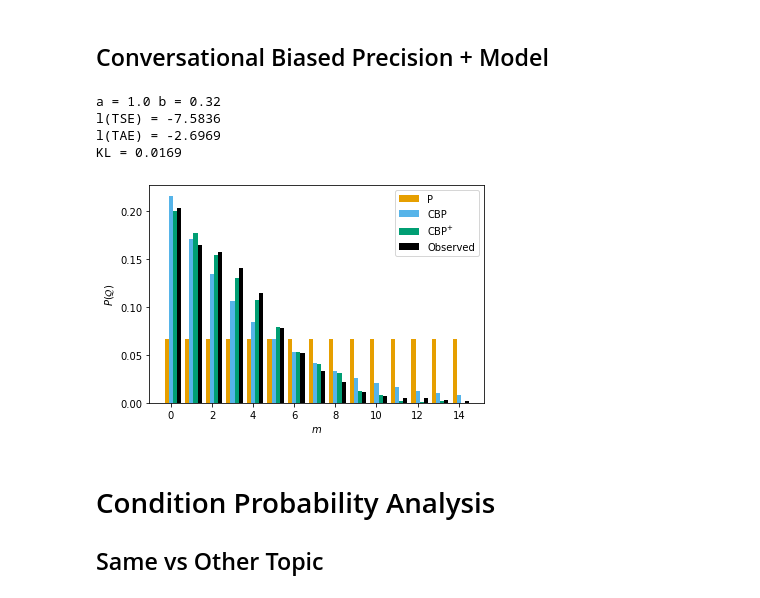
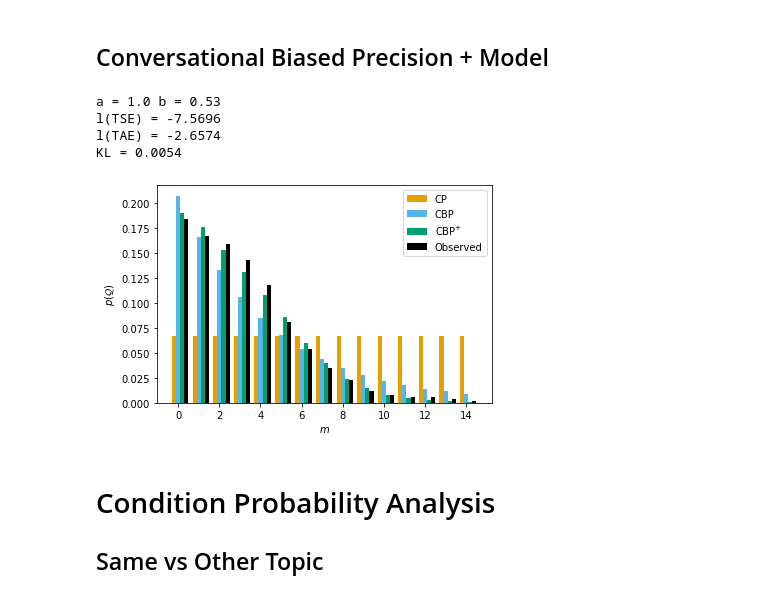
Before and after one commit to aldolipani/ConversationalSearchEvaluation, a Jupyter notebook: analysis.ipynb, the cells around one changed output. Cells and saved outputs as stored; diff of their text form; code cells hidden in the pictures.

```diff
--- a/analysis.ipynb
+++ b/analysis.ipynb
@@ -242,11 +225,11 @@ gt = ngp
 def tse_cp():
     norm = 0.0
     for i in range(M):
-        norm += d_cp(i)
+        norm += d_cp()
     err = 0.0
     y_cp = []
     for i in range(M):
-        val = d_cp(i)/norm
+        val = d_cp()/norm
         y_cp.append(val)
         err += (gt[i]-val)**2
     return err, y_cp
@@ -258,10 +241,10 @@ print("l(TSE) = {:.4f}".format(np.log(min_err)))
 def tae_cp():
     norm = 0.0
     for i in range(M):
-        norm += d_cp(i)
+        norm += d_cp()
     err = 0.0
     for i in range(M):
-        val = d_cp(i)/norm
+        val = d_cp()/norm
         err += abs(gt[i]-val)
     return err
 
@@ -270,10 +253,10 @@ print("l(TAE) = {:.4f}".format(np.log(tae_cp())))
 def kl_cp():
     norm = 0.0
     for i in range(M):
-        norm += d_cp(i)
+        norm += d_cp()
     err = 0.0
     for i in range(M):
-        val = d_cp(i)/norm
+        val = d_cp()/norm
         err += -gt[i] * np.log(val/gt[i])
     return err
 
@@ -361,9 +344,9 @@ def tse_cbp_p(a, b):
     err = 0.0
     norm = 0.0
     for i in range(M):
-        norm += d_cbp_p(a, b, i)
+        norm += d_cbp_p(a, b, i, all_sequences)
     for i in range(M):
-        val = d_cbp_p(a, b, i)/norm
+        val = d_cbp_p(a, b, i, all_sequences)/norm
         y_cbp_p.append(val)
         err += (gt[i]-val)**2
     return err, y_cbp_p
@@ -390,10 +373,10 @@ print("l(TSE) = {:.4f}".format(np.log(min_err)))
 def tae_cbp_p(a, b):
     norm = 0.0
     for i in range(M):
-        norm += d_cbp_p(a, b, i)
+        norm += d_cbp_p(a, b, i, all_sequences)
     err = 0.0
     for i in range(M):
-        val = d_cbp_p(a, b, i)/norm
+        val = d_cbp_p(a, b, i, all_sequences)/norm
         err += abs(gt[i]-val)
     return err
 
@@ -402,37 +385,37 @@ print("l(TAE) = {:.4f}".format(np.log(tae_cbp_p(best_alpha, best_beta))))
 def kl_cbp_p(a, b):
     norm = 0.0
     for i in range(M):
-        norm += d_cbp_p(a, b, i)
+        norm += d_cbp_p(a, b, i, all_sequences)
     err = 0.0
     for i in range(M):
-        val = d_cbp_p(a, b, i)/norm
+        val = d_cbp_p(a, b, i, all_sequences)/norm
         err += -gt[i] * np.log(val/gt[i])
     return err
 
 print("KL = {:.4f}".format(kl_cbp_p(best_alpha, best_beta)))
 # %% [output]
-a = 1.0 b = 0.32
-l(TSE) = -7.5836
-l(TAE) = -2.6969
-KL = 0.0169
+a = 1.0 b = 0.53
+l(TSE) = -7.5696
+l(TAE) = -2.6574
+KL = 0.0054
 # %%
 x = np.arange(M)
 
 bar_width = 0.20
 
-plt.bar(x-bar_width*1, y_cp, width = bar_width, color='#E69F00', align='center', label='P')
+plt.bar(x-bar_width*1, y_cp, width = bar_width, color='#E69F00', align='center', label='CP')
 plt.bar(x+bar_width*0, y_cbp, width = bar_width, color='#56B4E9', align='center', label='CBP')
 plt.bar(x+bar_width*1, y_cbp_p, width = bar_width, color='#009E73', align='center', label="CBP$^{+}$")
 plt.bar(x+bar_width*2, gt, width = bar_width, color='black', align='center', label="Observed")
 
 #plt.rc('font', size=13)
-plt.ylabel('$P(\\mathcal{Q})$')
+plt.ylabel('$p(\\mathcal{Q})$')
 plt.xlabel('$m$')
 
 plt.legend()
 plt.savefig("probability_of_querying.png", dpi=300)
 # %% [output]
-[figure, old version]
+[figure, new version]
 # %% [markdown]
 # Condition Probability Analysis
 
```
Also changed, not shown: parts of 16 cells of this notebook, 5 other files.
